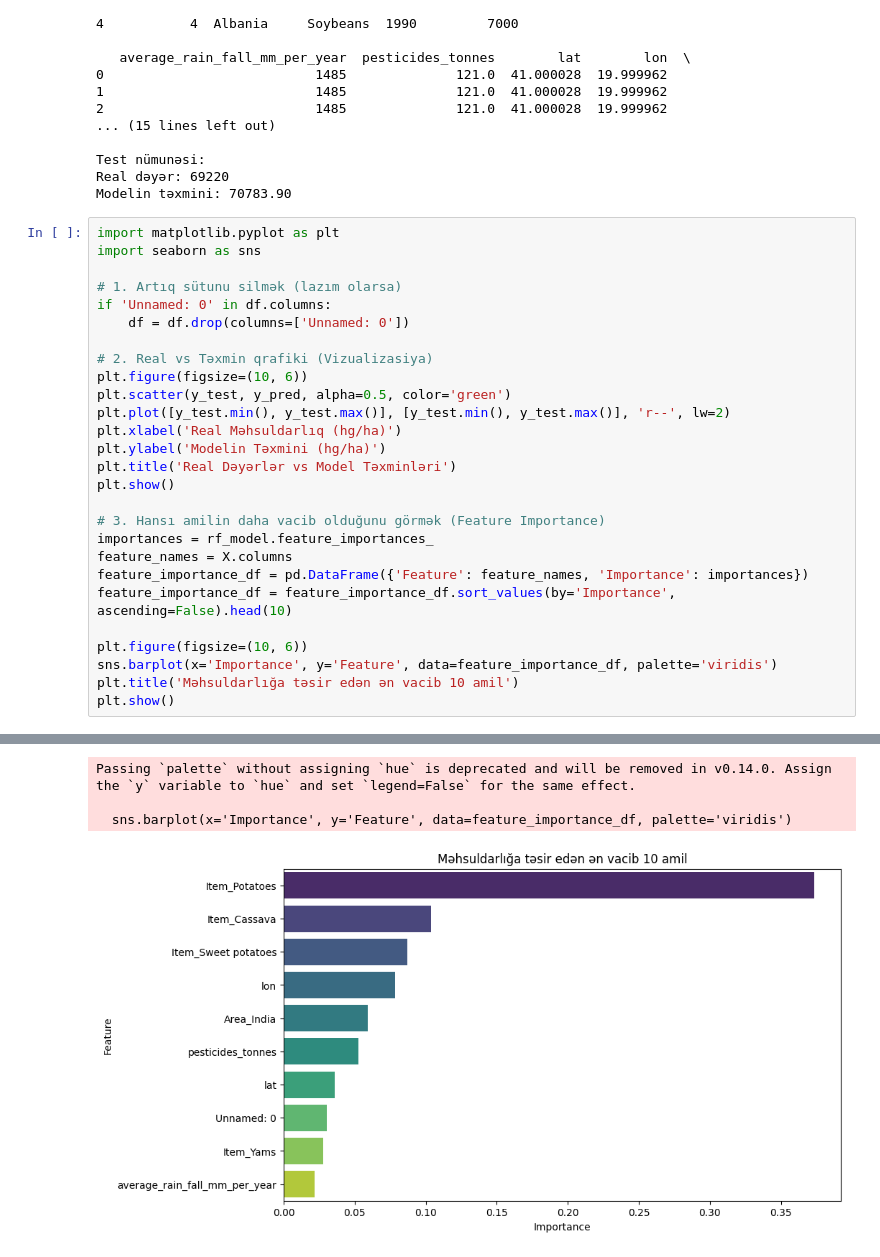
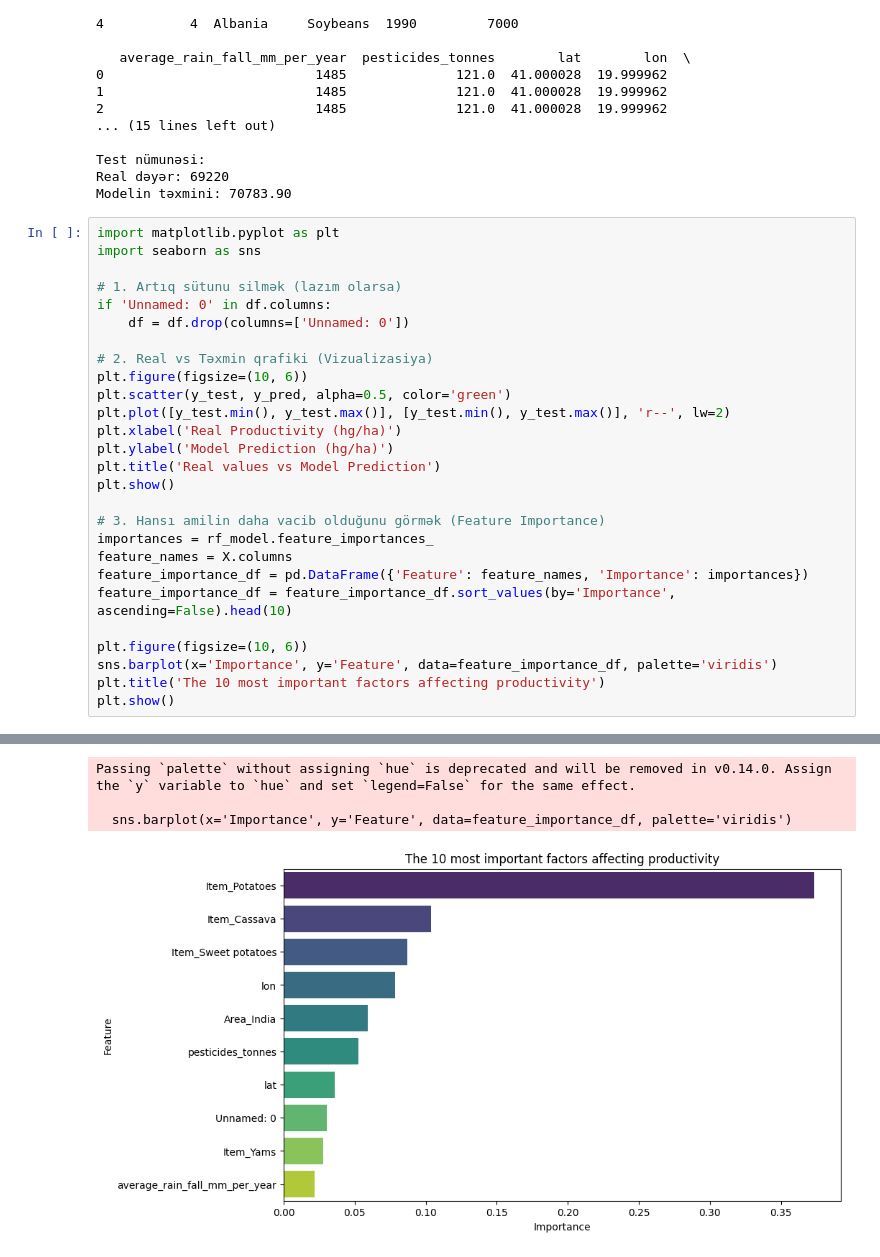
Before and after one commit to aghajamalaslanov-tech/Crop-Yield-Prediction, a Jupyter notebook: Machine_Learning.ipynb, the cells around one changed output, grey strips where cells are left out. Saved outputs shown, nothing was run; the diff lists cells and outputs as text.

```diff
--- a/Machine_Learning.ipynb
+++ b/Machine_Learning.ipynb
@@ -79,9 +79,9 @@ if 'Unnamed: 0' in df.columns:
 plt.figure(figsize=(10, 6))
 plt.scatter(y_test, y_pred, alpha=0.5, color='green')
 plt.plot([y_test.min(), y_test.max()], [y_test.min(), y_test.max()], 'r--', lw=2)
-plt.xlabel('Real Məhsuldarlıq (hg/ha)')
-plt.ylabel('Modelin Təxmini (hg/ha)')
-plt.title('Real Dəyərlər vs Model Təxminləri')
+plt.xlabel('Real Productivity (hg/ha)')
+plt.ylabel('Model Prediction (hg/ha)')
+plt.title('Real values vs Model Prediction')
 plt.show()
 
 # 3. Hansı amilin daha vacib olduğunu görmək (Feature Importance)
@@ -92,6 +92,6 @@ feature_importance_df = feature_importance_df.sort_values(by='Importance', ascen
 
 plt.figure(figsize=(10, 6))
 sns.barplot(x='Importance', y='Feature', data=feature_importance_df, palette='viridis')
-plt.title('Məhsuldarlığa təsir edən ən vacib 10 amil')
+plt.title('The 10 most important factors affecting productivity')
 plt.show()
 # %% [output]
@@ -99,4 +99,4 @@ plt.show()
 Passing `palette` without assigning `hue` is deprecated and will be removed in v0.14.0. Assign the `y` variable to `hue` and set `legend=False` for the same effect.
 
   sns.barplot(x='Importance', y='Feature', data=feature_importance_df, palette='viridis')
-[figure, old version]
+[figure, new version]
```
Also changed, not shown: parts of 1 cell of this notebook.
